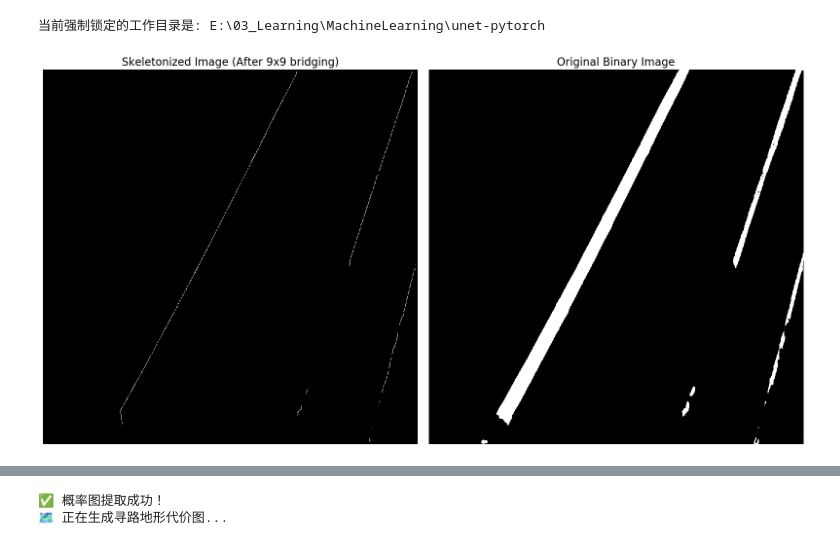
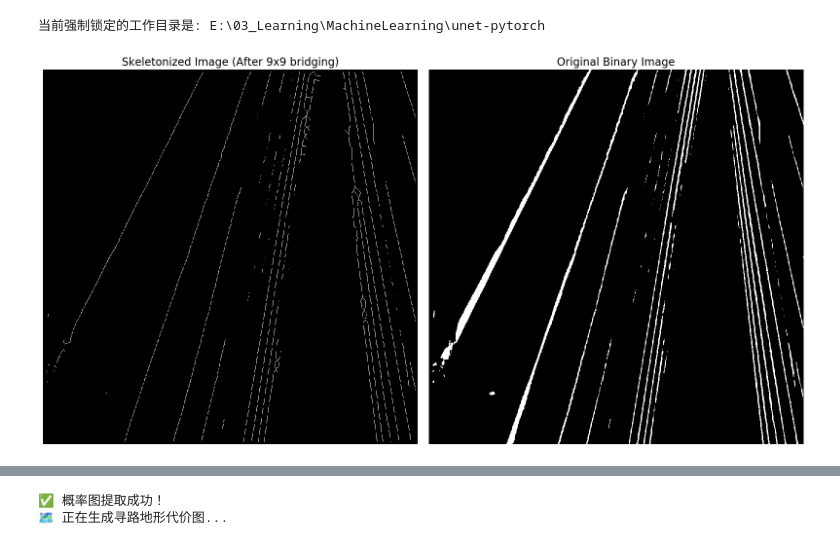
Before and after one commit to chantouRichard/UNet, a Jupyter notebook: utils/smart_pathfinding.ipynb, the cells around one changed output, grey strips where cells are left out. Cells and saved outputs as stored; diff of their text form; code cells hidden in the pictures.

```diff
--- a/utils/smart_pathfinding.ipynb
+++ b/utils/smart_pathfinding.ipynb
@@ -15,7 +15,7 @@ if project_root not in sys.path:
 os.chdir(project_root)
 print("当前强制锁定的工作目录是:", os.getcwd())
 
-pic_name = "0049_008"
+pic_name = "0049_001"
 
 # 🟢 4. 现在再导包，绝对不会报错了！
 from nets.unet import Unet
@@ -183,34 +183,34 @@ skeleton = zhang_suen_thinning_fast(skeleton_closed)
 
 # 4. 消除边缘干扰：将图片最外围的几个像素强制清零
 border_size = 5  # 消除边缘 5 个像素的宽度
 skeleton[:border_size, :] = 0       # 顶部清零
 skeleton[-border_size:, :] = 0      # 底部清零
 skeleton[:, :border_size] = 0       # 左侧清零
 skeleton[:, -border_size:] = 0      # 右侧清零
 
 # 强制转换回 uint8 格式，确保 OpenCV 正常渲染
 skeleton_255 = (skeleton * 255).astype(np.uint8)
 
 # ==========================================
 # 可视化对比
 # ==========================================
 import matplotlib.pyplot as plt
 fig, axes = plt.subplots(1, 2, figsize=(16, 8))
 fig.canvas.manager.set_window_title('Step 3: 最终智能寻路修复结果')
 
 axes[0].imshow(skeleton_255, cmap='gray')
 axes[0].set_title('Skeletonized Image (After 9x9 bridging)', fontsize=16)
 axes[0].axis('off')
 
 axes[1].imshow(binary * 255, cmap='gray')
 axes[1].set_title('Original Binary Image', fontsize=16)
 axes[1].axis('off')
 
 plt.tight_layout()
 plt.show()
 # %% [output]
 当前强制锁定的工作目录是: E:\03_Learning\MachineLearning\unet-pytorch
-[figure, old version]
+[figure, new version]
 # %%
 import cv2
 import numpy as np
```
Also changed, not shown: parts of 3 cells of this notebook.
